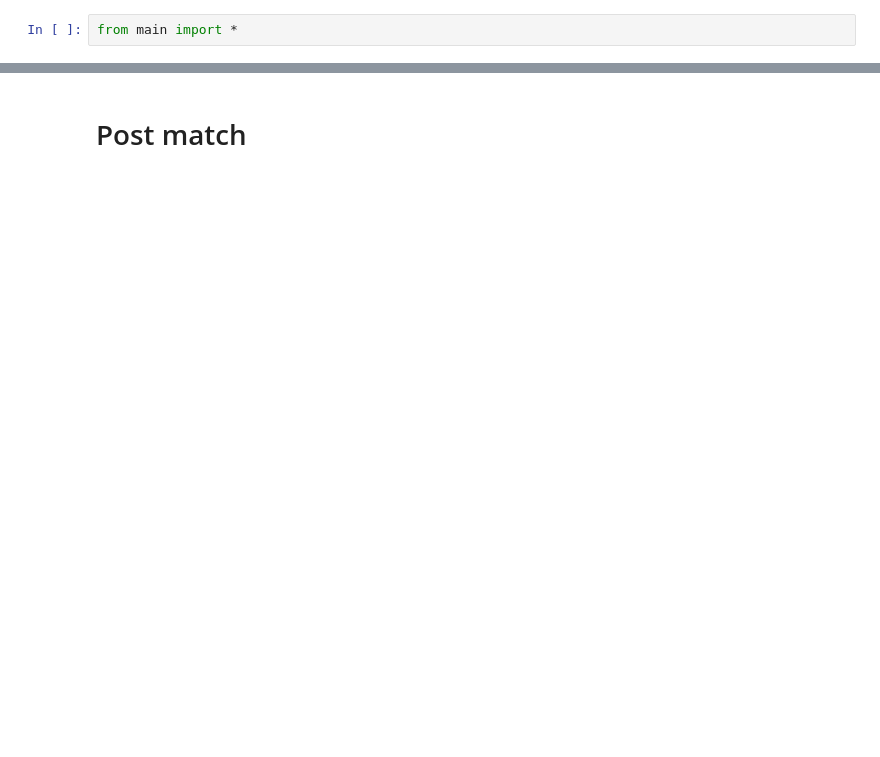
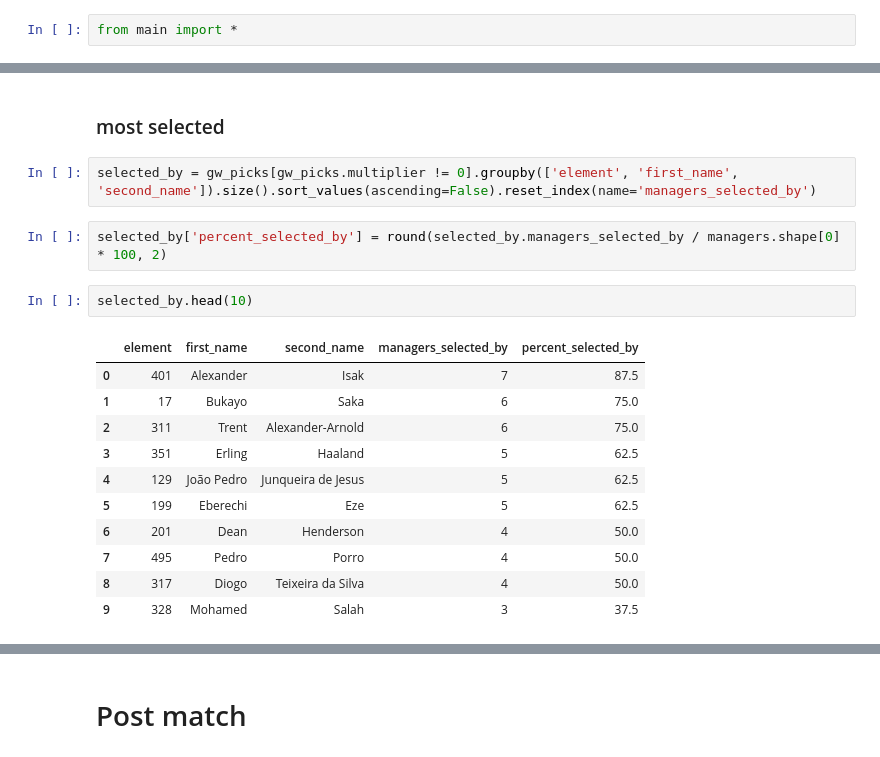
Before and after one commit to tawiwut-cha/fpl-analytics, a Jupyter notebook: modular_v2.ipynb, the cells around one changed output, grey strips where cells are left out. Cells and saved outputs as stored; diff of their text form; blank space fills up the shorter version.

```diff
--- a/modular_v2.ipynb
+++ b/modular_v2.ipynb
@@ -115,0 +154,20 @@ picks_count.loc[:, ['first_name', 'second_name', 'selected_by']].sort_values(by=
+# %% [markdown]
+### most selected
+# %%
+selected_by = gw_picks[gw_picks.multiplier != 0].groupby(['element', 'first_name', 'second_name']).size().sort_values(ascending=False).reset_index(name='managers_selected_by')
+# %%
+selected_by['percent_selected_by'] = round(selected_by.managers_selected_by / managers.shape[0] * 100, 2)
+# %%
+selected_by.head(10)
+# %% [output]
+|  | element | first_name | second_name | managers_selected_by | percent_selected_by |
+| 0 | 401 | Alexander | Isak | 7 | 87.5 |
+| 1 | 17 | Bukayo | Saka | 6 | 75.0 |
+| 2 | 311 | Trent | Alexander-Arnold | 6 | 75.0 |
+| 3 | 351 | Erling | Haaland | 5 | 62.5 |
+| 4 | 129 | João Pedro | Junqueira de Jesus | 5 | 62.5 |
+| 5 | 199 | Eberechi | Eze | 5 | 62.5 |
+| 6 | 201 | Dean | Henderson | 4 | 50.0 |
+| 7 | 495 | Pedro | Porro | 4 | 50.0 |
+| 8 | 317 | Diogo | Teixeira da Silva | 4 | 50.0 |
+| 9 | 328 | Mohamed | Salah | 3 | 37.5 |
```
Also changed, not shown: parts of 53 cells of this notebook, 3 other files.
